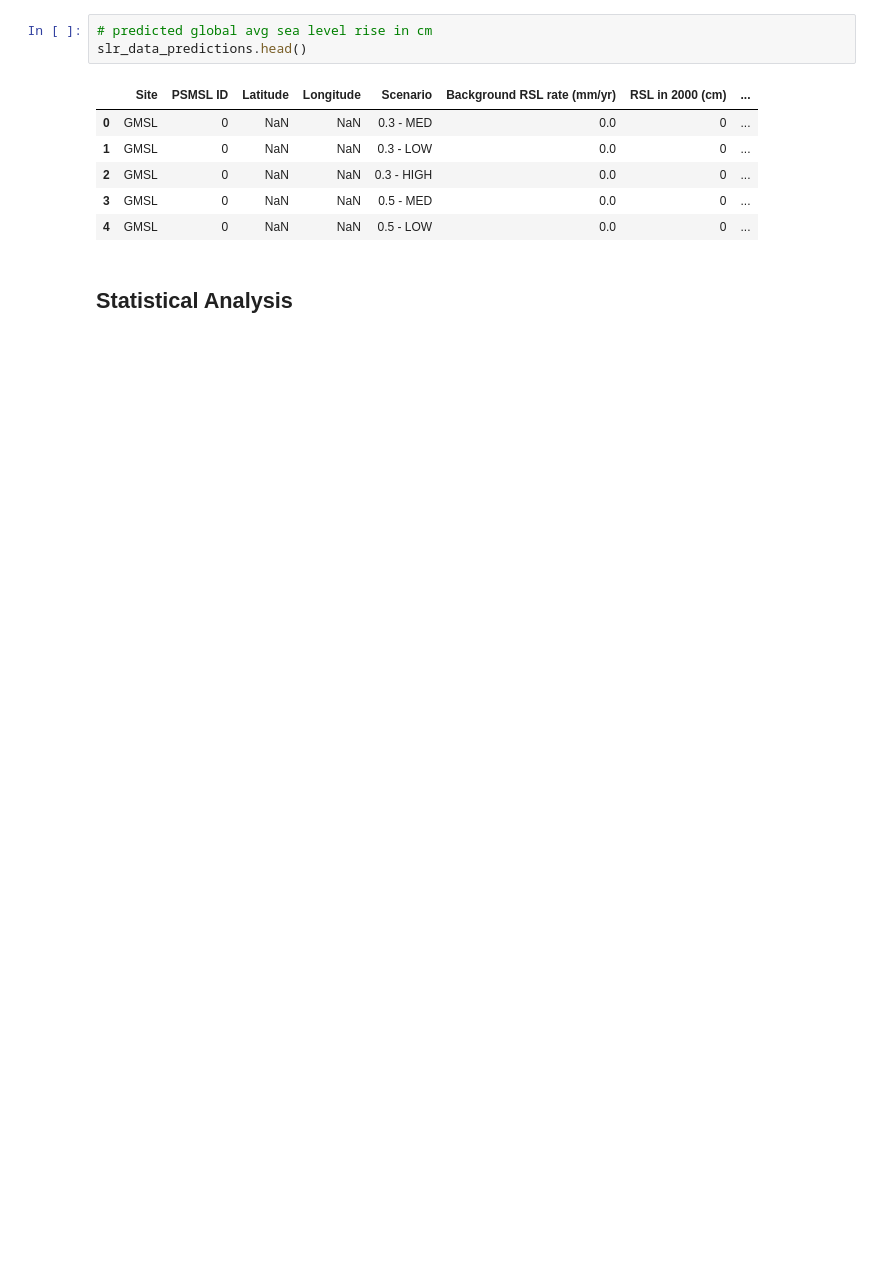
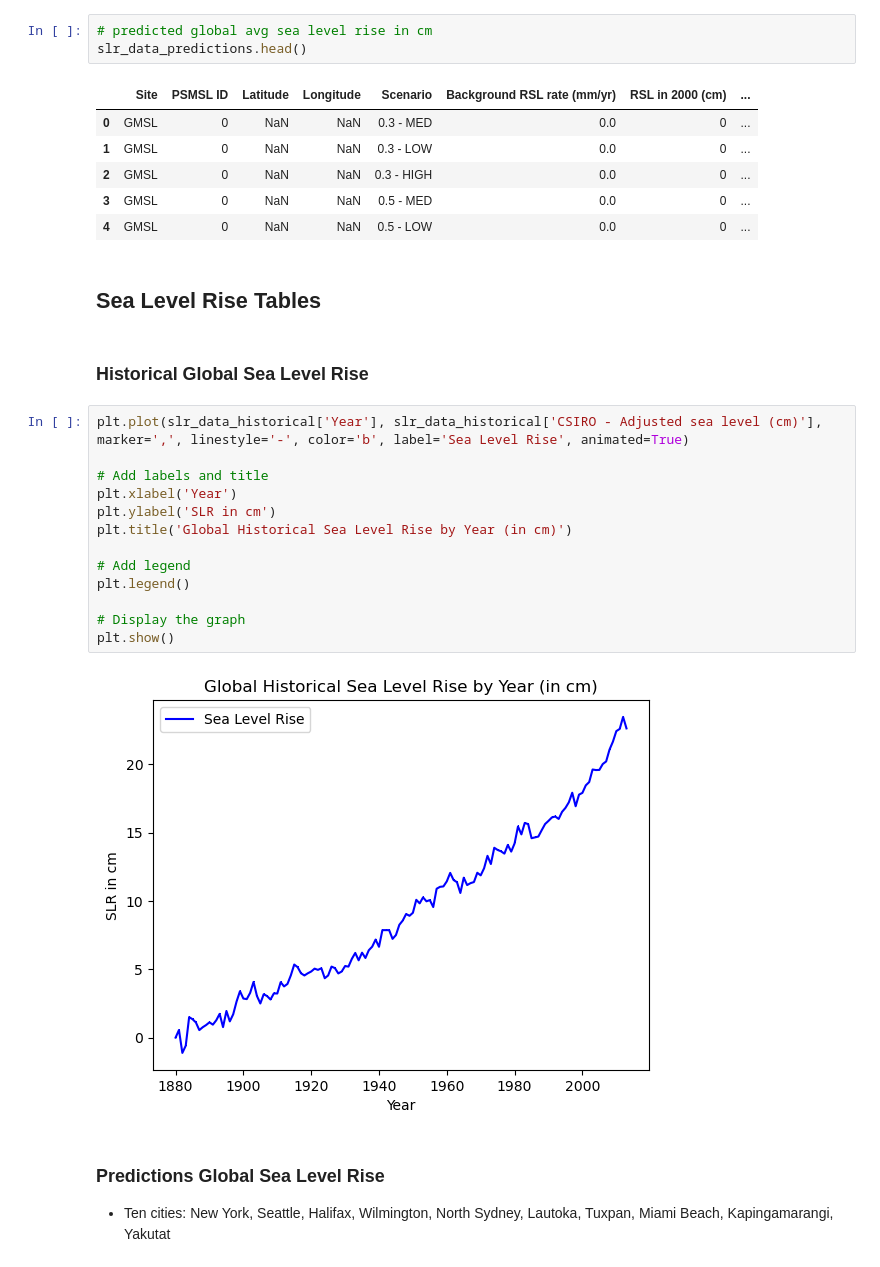
Before and after one commit to jdmandras/Project-3, a Jupyter notebook: Individual Workspaces/Jennifer Alvarez/Jennifer.ipynb, the cells around one changed output. Cells and saved outputs as stored; diff of their text form; blank space fills up the shorter version.

```diff
--- a/Individual Workspaces/Jennifer Alvarez/Jennifer.ipynb
+++ b/Individual Workspaces/Jennifer Alvarez/Jennifer.ipynb
@@ -65,5 +69,25 @@ slr_data_predictions.head()
 | 2 | GMSL | 0 | NaN | NaN | 0.3 - HIGH | 0.0 | 0 | ... |
 | 3 | GMSL | 0 | NaN | NaN | 0.5 - MED | 0.0 | 0 | ... |
 | 4 | GMSL | 0 | NaN | NaN | 0.5 - LOW | 0.0 | 0 | ... |
-# %% [markdown]
-## Statistical Analysis
+# %% [markdown]
+## Sea Level Rise Tables
+# %% [markdown]
+### Historical Global Sea Level Rise
+# %%
+plt.plot(slr_data_historical['Year'], slr_data_historical['CSIRO - Adjusted sea level (cm)'], marker=',', linestyle='-', color='b', label='Sea Level Rise', animated=True)
+
+# Add labels and title
+plt.xlabel('Year')
+plt.ylabel('SLR in cm')
+plt.title('Global Historical Sea Level Rise by Year (in cm)')
+
+# Add legend
+plt.legend()
+
+# Display the graph
+plt.show()
+# %% [output]
+[figure, added]
+# %% [markdown]
+### Predictions Global Sea Level Rise
+- Ten cities: New York, Seattle, Halifax, Wilmington, North Sydney, Lautoka, Tuxpan, Miami Beach, Kapingamarangi, Yakutat
```
Also changed, not shown: parts of 4 cells of this notebook, 1 other file.
